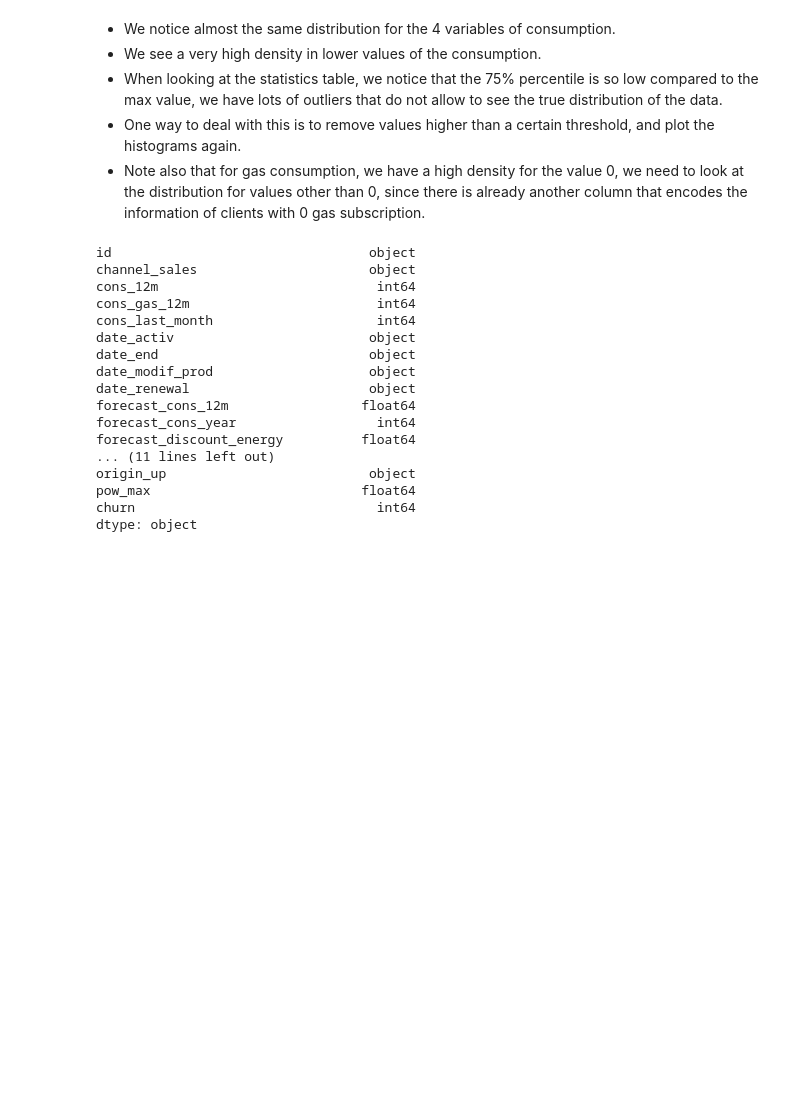
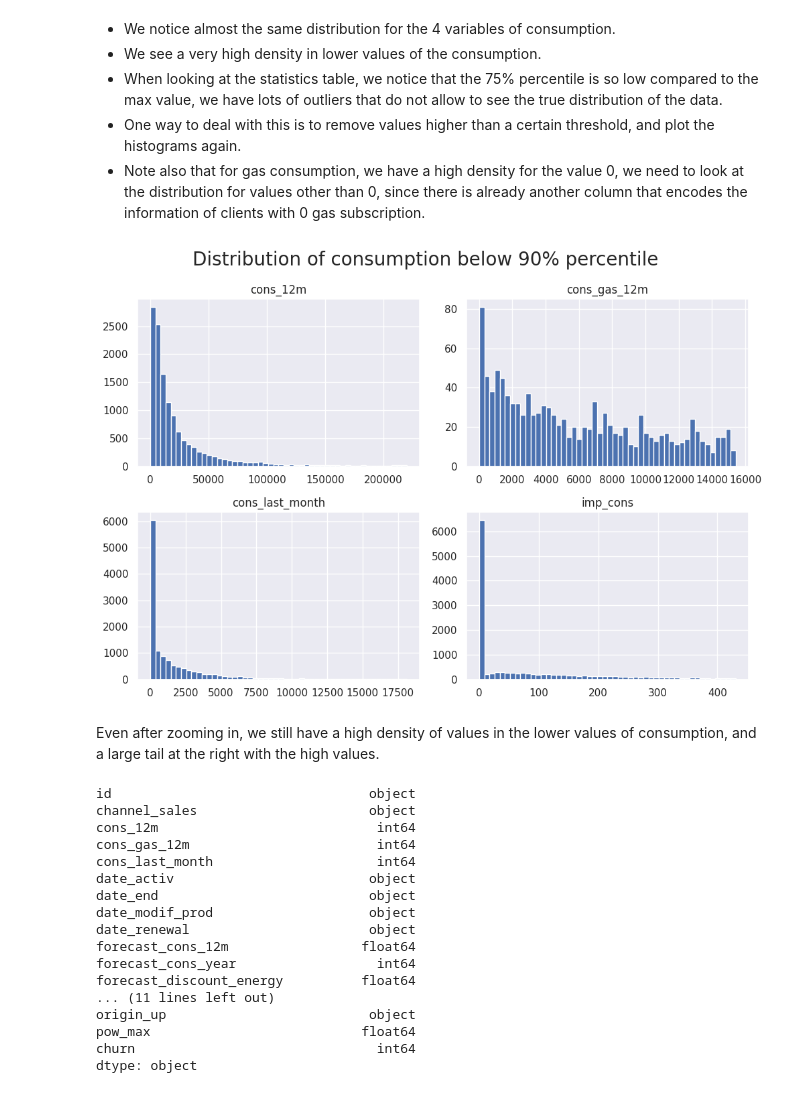
Before and after one commit to mnijadi/energy-company-customer-churn, a Jupyter notebook: notebooks/eda.ipynb, the cells around one changed output. Cells and saved outputs as stored; diff of their text form; code cells hidden in the pictures; blank space fills up the shorter version.

```diff
--- a/notebooks/eda.ipynb
+++ b/notebooks/eda.ipynb
@@ -177,18 +285,23 @@ plt.show()
 - Note also that for gas consumption, we have a high density for the value 0, we need to look at the distribution for values other than 0, since there is already another column that encodes the information of clients with 0 gas subscription.
 # %%
 # filter out values above the 90% percentile
-# thresholds = [client_df[cons].quantile(0.9) for cons in consumption_columns[:-1]]
-# figure, axes = plt.subplots(nrows=2, ncols=2, figsize=(10,7))
+thresholds = [client_df[cons].quantile(0.9) for cons in consumption_columns]
+figure, axes = plt.subplots(nrows=2, ncols=2, figsize=(10,7))
 
-# for i, cons in enumerate(consumption_columns[:-1]):
-#     temp_serie = client_df[client_df[cons] < thresholds[i], cons]
-#     temp_serie.hist(ax=axes[i//2, i%2], bins=50)
+for i, cons in enumerate(consumption_columns):
+    temp_serie = client_df[client_df[cons] < thresholds[i]].loc[:, cons]
+    if i == 1:
+        temp_serie = temp_serie[temp_serie > 0]
+    temp_serie.hist(ax=axes[i//2, i%2], bins=50)
+    axes[i//2, i%2].set_title(cons)
 
-# plot the histogram of these values
-# temp_cons_12m.hist(bins=50, figsize=(5,5))
-# plt.title('Distribution of consumption below 90% percentile', fontsize=20)
-# plt.tight_layout()
-# plt.show()
+plt.suptitle('Distribution of consumption below 90% percentile', fontsize=20)
+plt.tight_layout()
+plt.show()
+# %% [output]
+[figure, added]
+# %% [markdown]
+Even after zooming in, we still have a high density of values in the lower values of consumption, and a large tail at the right with the high values.
 # %%
 client_df.dtypes
 # %% [output]
```
Also changed, not shown: parts of 10 cells of this notebook, 2 other files.
